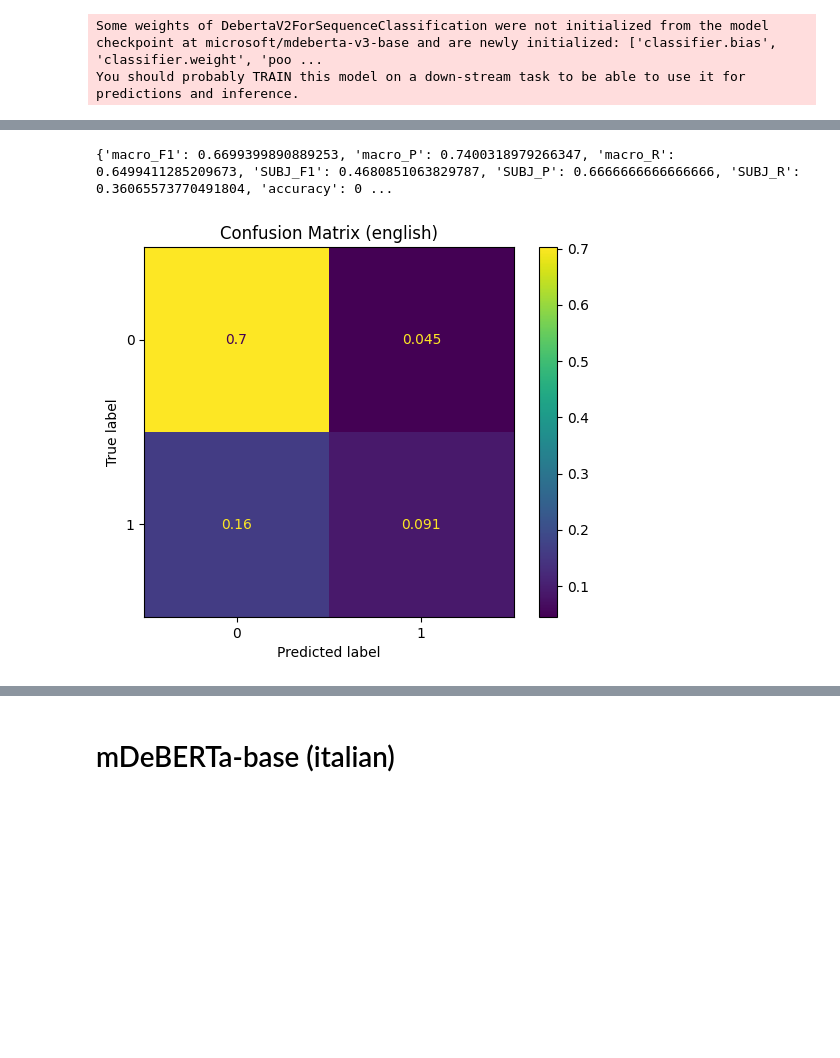
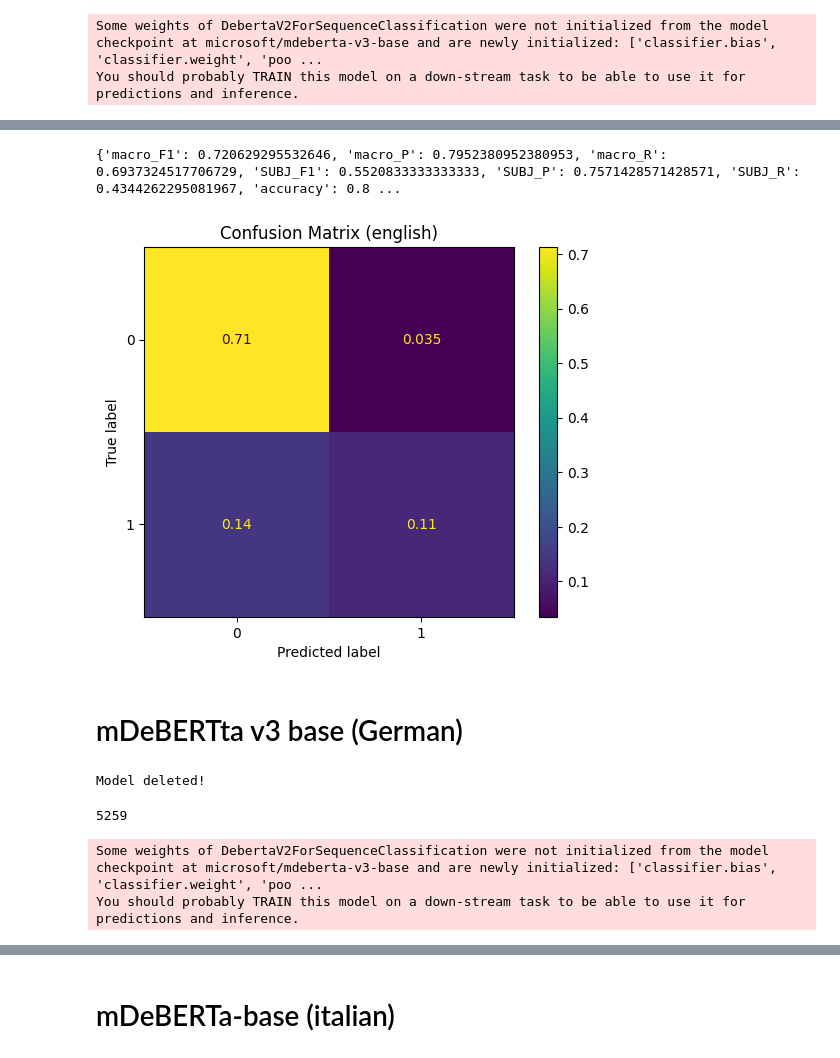
Before and after one commit to MatteoFasulo/clef2025-checkthat, a Jupyter notebook: notebook.ipynb, the cells around one changed output, grey strips where cells are left out. Drawn from its saved outputs; the diff is of its cells as text; code cells hidden in the pictures; blank space fills up the shorter version.

```diff
--- a/notebook.ipynb
+++ b/notebook.ipynb
@@ -544,0 +582,2 @@ You should probably TRAIN this model on a down-stream task to be able to use it
+# %%
+results[language] = detector.test_model(model, test_dl, title=language)
@@ -544,0 +601,11 @@ You should probably TRAIN this model on a down-stream task to be able to use it
+# %%
+model_card = "microsoft/mdeberta-v3-base"
+tokenizer = detector.get_tokenizer(model_card=model_card)
+model = detector.get_model(
+    model_card=model_card,
+    num_labels=2,
+    id2label={0: 'OBJ', 1: 'SUBJ'},
+    label2id={'OBJ': 0, 'SUBJ': 1},
+    output_attentions = False,
+    output_hidden_states = False
+)
@@ -549,7 +619,6 @@ epochs = 6
 batch_size = 16
 lr = 1e-5
 weight_decay = 0.0
-n_warmup_steps = 200
 label_smoothing = 0.0
 
 # Get the data
@@ -576,8 +645,18 @@ class_weights = detector.get_class_weights(detector.all_data[language]['train'])
 
 optimizer = torch.optim.AdamW(model.parameters(), lr=lr, weight_decay=weight_decay)
 total_steps = len(train_dl) * epochs
+n_warmup_steps = total_steps // 2 # half of the epoch as warmup steps
 scheduler = get_linear_schedule_with_warmup(optimizer, num_warmup_steps=n_warmup_steps, num_training_steps=total_steps)
 criterion = torch.nn.CrossEntropyLoss(weight=class_weights, label_smoothing=label_smoothing)
 # %%
-model = detector.train_model(model, "mDeBERTa-base-subjectivity.pth", train_dl, dev_dl, criterion, optimizer, scheduler, epochs, device)
+model = detector.train_model(
+    model=model,
+    model_name=f"mDeBERTa-base-subjectivity-{language}.pth",
+    train_dl=train_dl,
+    dev_dl=dev_dl,
+    criterion=criterion,
+    optimizer=optimizer,
+    scheduler=scheduler,
+    epochs=epochs,
+    device=device)
 # %% [output]
@@ -594,6 +673,34 @@ Epoch 6/6       Train Loss: 0.346192    Val Loss: 0.514921      L.rate: 0.000000
 Loading the best model checkpoint
 # %%
-results.append(detector.test_model(model, test_dl))
+results[language] = detector.test_model(model, test_dl, title=language)
 # %% [output]
-{'macro_F1': 0.6699399890889253, 'macro_P': 0.7400318979266347, 'macro_R': 0.6499411285209673, 'SUBJ_F1': 0.4680851063829787, 'SUBJ_P': 0.6666666666666666, 'SUBJ_R': 0.36065573770491804, 'accuracy': 0 ...
+{'macro_F1': 0.720629295532646, 'macro_P': 0.7952380952380953, 'macro_R': 0.6937324517706729, 'SUBJ_F1': 0.5520833333333333, 'SUBJ_P': 0.7571428571428571, 'SUBJ_R': 0.4344262295081967, 'accuracy': 0.8 ...
-[figure, old version]
+[figure, new version]
+# %% [markdown]
+# mDeBERTta v3 base (German)
+# %%
+with torch.no_grad():
+    torch.cuda.empty_cache()
+
+if 'model' in locals() or 'model' in globals():
+    del model
+    print("Model deleted!")
+
+gc.collect()
+# %% [output]
+Model deleted!
+5259
+# %%
+model_card = "microsoft/mdeberta-v3-base"
+tokenizer = detector.get_tokenizer(model_card=model_card)
+model = detector.get_model(
+    model_card=model_card,
+    num_labels=2,
+    id2label={0: 'OBJ', 1: 'SUBJ'},
+    label2id={'OBJ': 0, 'SUBJ': 1},
+    output_attentions = False,
+    output_hidden_states = False
+)
+# %% [output]
+Some weights of DebertaV2ForSequenceClassification were not initialized from the model checkpoint at microsoft/mdeberta-v3-base and are newly initialized: ['classifier.bias', 'classifier.weight', 'poo ...
+You should probably TRAIN this model on a down-stream task to be able to use it for predictions and inference.
```
Also changed, not shown: parts of 36 cells of this notebook.
